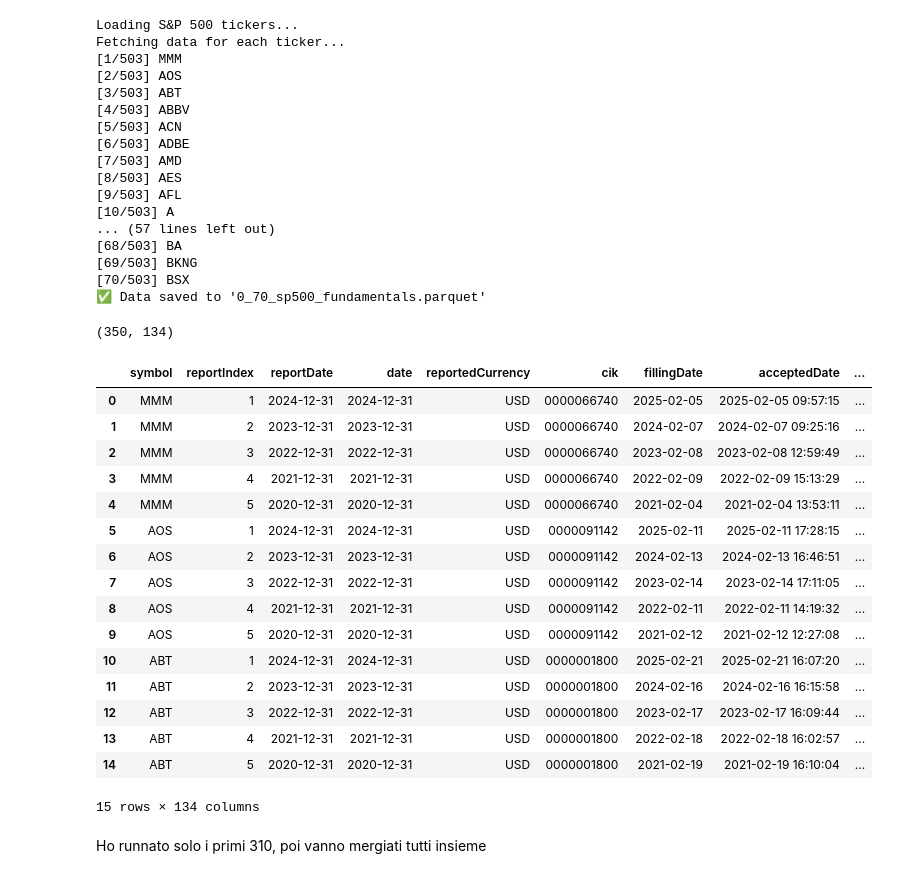
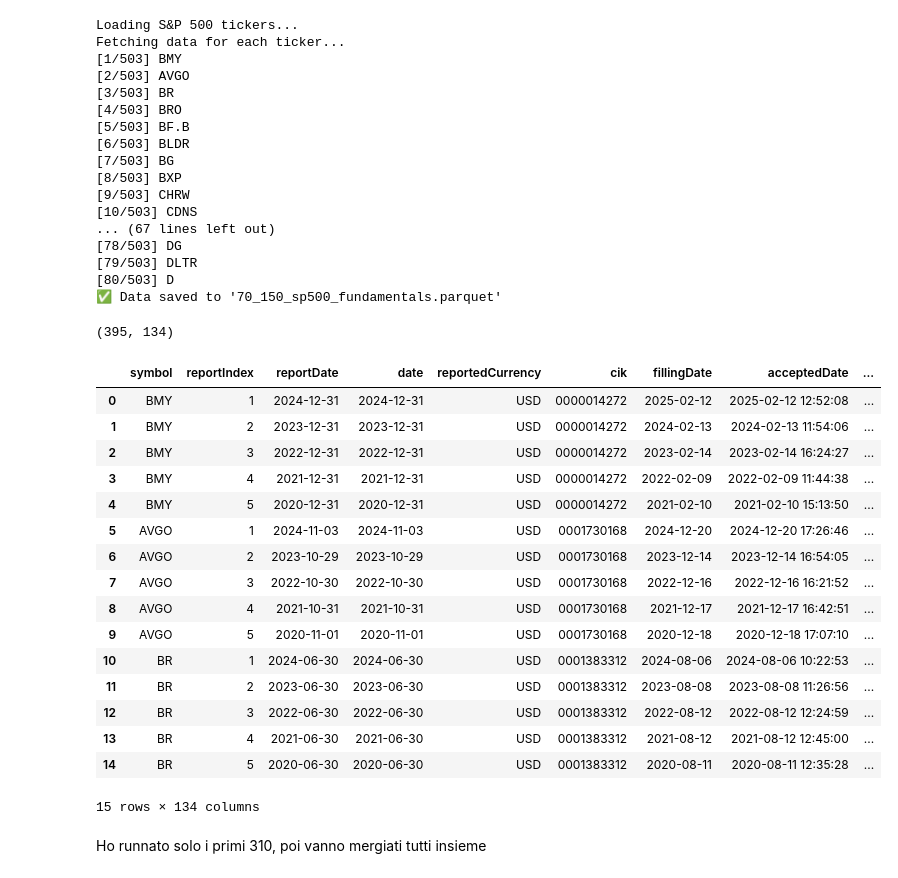
Before and after one commit to elisa-negrini/BDT-project, a Jupyter notebook: ingestion_layer/Company Foundamentals.ipynb, the cells around one changed output. Saved outputs shown, nothing was run; the diff lists cells and outputs as text; code cells hidden in the pictures.

```diff
--- a/ingestion_layer/Company Foundamentals.ipynb
+++ b/ingestion_layer/Company Foundamentals.ipynb
@@ -26,7 +26,7 @@ def get_fmp_data(endpoint, symbol):
 all_data = []
 
 print("Fetching data for each ticker...")
-for i, symbol in enumerate(tickers[0:70]):
+for i, symbol in enumerate(tickers[70:150]):
     print(f"[{i+1}/{len(tickers)}] {symbol}")
 
     income_list = get_fmp_data("income-statement", symbol)
@@ -52,50 +52,50 @@ for i, symbol in enumerate(tickers[0:70]):
     time.sleep(SLEEP_TIME)
 
 # === SAVE RESULTS ===
-df_0_70 = pd.DataFrame(all_data)
-df_0_70.to_parquet("0_70_sp500_fundamentals.parquet", index=False)
-print("✅ Data saved to '0_70_sp500_fundamentals.parquet'")
+df_70_150 = pd.DataFrame(all_data)
+df_70_150.to_parquet("70_150_sp500_fundamentals.parquet", index=False)
+print("✅ Data saved to '70_150_sp500_fundamentals.parquet'")
 # %% [output]
 Loading S&P 500 tickers...
 Fetching data for each ticker...
-[1/503] MMM
-[2/503] AOS
-[3/503] ABT
-[4/503] ABBV
-[5/503] ACN
-[6/503] ADBE
-[7/503] AMD
-[8/503] AES
-[9/503] AFL
-[10/503] A
-... (57 lines left out)
-[68/503] BA
-[69/503] BKNG
-[70/503] BSX
-✅ Data saved to '0_70_sp500_fundamentals.parquet'
+[1/503] BMY
+[2/503] AVGO
+[3/503] BR
+[4/503] BRO
+[5/503] BF.B
+[6/503] BLDR
+[7/503] BG
+[8/503] BXP
+[9/503] CHRW
+[10/503] CDNS
+... (67 lines left out)
+[78/503] DG
+[79/503] DLTR
+[80/503] D
+✅ Data saved to '70_150_sp500_fundamentals.parquet'
 # %%
-df_0_70.shape
+df_70_150.shape
 # %% [output]
-(350, 134)
+(395, 134)
 # %%
-df_0_70.head(15)
+df_70_150.head(15)
 # %% [output]
 |  | symbol | reportIndex | reportDate | date | reportedCurrency | cik | fillingDate | acceptedDate | ... |
-| 0 | MMM | 1 | 2024-12-31 | 2024-12-31 | USD | 0000066740 | 2025-02-05 | 2025-02-05 09:57:15 | ... |
-| 1 | MMM | 2 | 2023-12-31 | 2023-12-31 | USD | 0000066740 | 2024-02-07 | 2024-02-07 09:25:16 | ... |
-| 2 | MMM | 3 | 2022-12-31 | 2022-12-31 | USD | 0000066740 | 2023-02-08 | 2023-02-08 12:59:49 | ... |
-| 3 | MMM | 4 | 2021-12-31 | 2021-12-31 | USD | 0000066740 | 2022-02-09 | 2022-02-09 15:13:29 | ... |
-| 4 | MMM | 5 | 2020-12-31 | 2020-12-31 | USD | 0000066740 | 2021-02-04 | 2021-02-04 13:53:11 | ... |
-| 5 | AOS | 1 | 2024-12-31 | 2024-12-31 | USD | 0000091142 | 2025-02-11 | 2025-02-11 17:28:15 | ... |
-| 6 | AOS | 2 | 2023-12-31 | 2023-12-31 | USD | 0000091142 | 2024-02-13 | 2024-02-13 16:46:51 | ... |
-| 7 | AOS | 3 | 2022-12-31 | 2022-12-31 | USD | 0000091142 | 2023-02-14 | 2023-02-14 17:11:05 | ... |
-| 8 | AOS | 4 | 2021-12-31 | 2021-12-31 | USD | 0000091142 | 2022-02-11 | 2022-02-11 14:19:32 | ... |
-| 9 | AOS | 5 | 2020-12-31 | 2020-12-31 | USD | 0000091142 | 2021-02-12 | 2021-02-12 12:27:08 | ... |
-| 10 | ABT | 1 | 2024-12-31 | 2024-12-31 | USD | 0000001800 | 2025-02-21 | 2025-02-21 16:07:20 | ... |
-| 11 | ABT | 2 | 2023-12-31 | 2023-12-31 | USD | 0000001800 | 2024-02-16 | 2024-02-16 16:15:58 | ... |
-| 12 | ABT | 3 | 2022-12-31 | 2022-12-31 | USD | 0000001800 | 2023-02-17 | 2023-02-17 16:09:44 | ... |
-| 13 | ABT | 4 | 2021-12-31 | 2021-12-31 | USD | 0000001800 | 2022-02-18 | 2022-02-18 16:02:57 | ... |
-| 14 | ABT | 5 | 2020-12-31 | 2020-12-31 | USD | 0000001800 | 2021-02-19 | 2021-02-19 16:10:04 | ... |
+| 0 | BMY | 1 | 2024-12-31 | 2024-12-31 | USD | 0000014272 | 2025-02-12 | 2025-02-12 12:52:08 | ... |
+| 1 | BMY | 2 | 2023-12-31 | 2023-12-31 | USD | 0000014272 | 2024-02-13 | 2024-02-13 11:54:06 | ... |
+| 2 | BMY | 3 | 2022-12-31 | 2022-12-31 | USD | 0000014272 | 2023-02-14 | 2023-02-14 16:24:27 | ... |
+| 3 | BMY | 4 | 2021-12-31 | 2021-12-31 | USD | 0000014272 | 2022-02-09 | 2022-02-09 11:44:38 | ... |
+| 4 | BMY | 5 | 2020-12-31 | 2020-12-31 | USD | 0000014272 | 2021-02-10 | 2021-02-10 15:13:50 | ... |
+| 5 | AVGO | 1 | 2024-11-03 | 2024-11-03 | USD | 0001730168 | 2024-12-20 | 2024-12-20 17:26:46 | ... |
+| 6 | AVGO | 2 | 2023-10-29 | 2023-10-29 | USD | 0001730168 | 2023-12-14 | 2023-12-14 16:54:05 | ... |
+| 7 | AVGO | 3 | 2022-10-30 | 2022-10-30 | USD | 0001730168 | 2022-12-16 | 2022-12-16 16:21:52 | ... |
+| 8 | AVGO | 4 | 2021-10-31 | 2021-10-31 | USD | 0001730168 | 2021-12-17 | 2021-12-17 16:42:51 | ... |
+| 9 | AVGO | 5 | 2020-11-01 | 2020-11-01 | USD | 0001730168 | 2020-12-18 | 2020-12-18 17:07:10 | ... |
+| 10 | BR | 1 | 2024-06-30 | 2024-06-30 | USD | 0001383312 | 2024-08-06 | 2024-08-06 10:22:53 | ... |
+| 11 | BR | 2 | 2023-06-30 | 2023-06-30 | USD | 0001383312 | 2023-08-08 | 2023-08-08 11:26:56 | ... |
+| 12 | BR | 3 | 2022-06-30 | 2022-06-30 | USD | 0001383312 | 2022-08-12 | 2022-08-12 12:24:59 | ... |
+| 13 | BR | 4 | 2021-06-30 | 2021-06-30 | USD | 0001383312 | 2021-08-12 | 2021-08-12 12:45:00 | ... |
+| 14 | BR | 5 | 2020-06-30 | 2020-06-30 | USD | 0001383312 | 2020-08-11 | 2020-08-11 12:35:28 | ... |
 15 rows × 134 columns
 # %% [markdown]
 Ho runnato solo i primi 310, poi vanno mergiati tutti insieme
```
Also changed, not shown: 25 other files.
